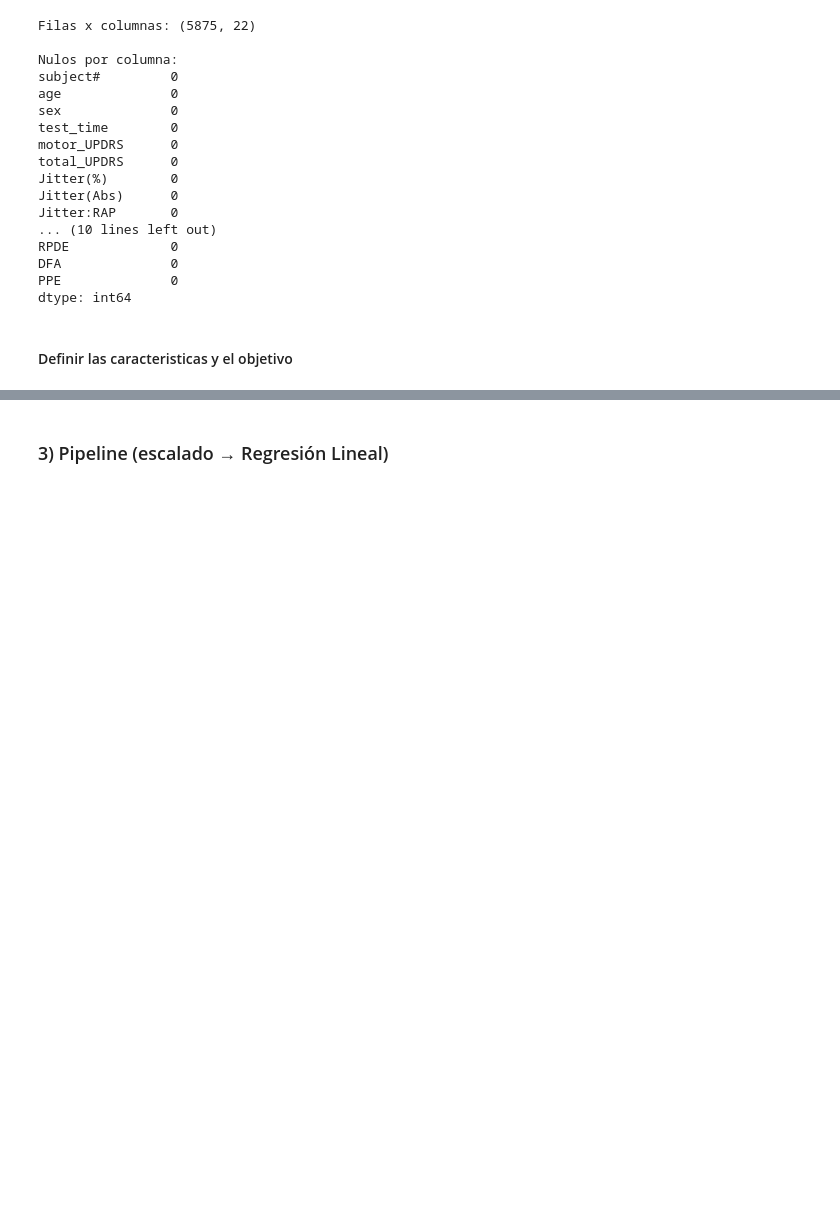
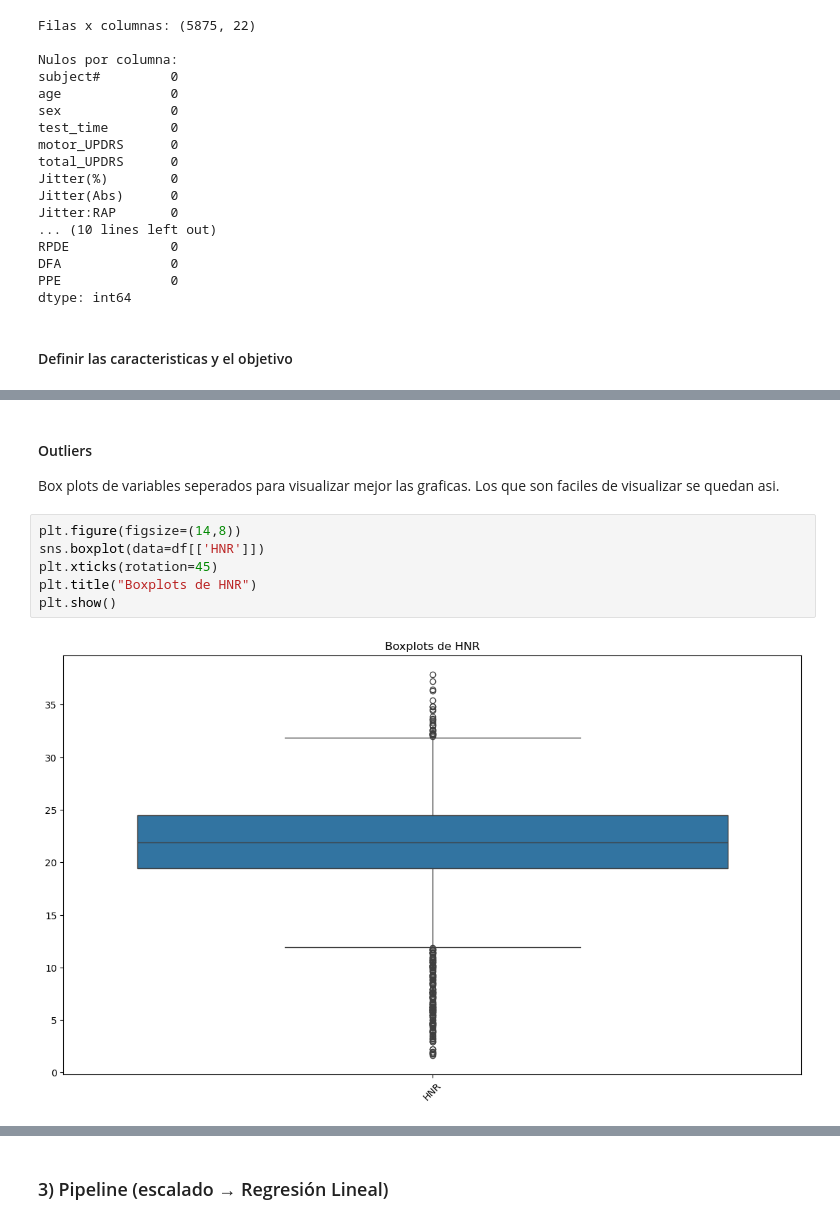
Before and after one commit to EdwinIniguez/Problema-de-regresion, a Jupyter notebook: problema_de_regresion.ipynb, the cells around one changed output, grey strips where cells are left out. Saved outputs shown, nothing was run; the diff lists cells and outputs as text; blank space fills up the shorter version.

Commit message:
EDA para transformaciones necesarias

```diff
--- a/problema_de_regresion.ipynb
+++ b/problema_de_regresion.ipynb
@@ -98,0 +146,12 @@ y = df['total_UPDRS'].astype(float).copy()
+# %% [markdown]
+#### Outliers
+Box plots de variables seperados para visualizar mejor las graficas.
+Los que son faciles de visualizar se quedan asi.
+# %%
+plt.figure(figsize=(14,8))
+sns.boxplot(data=df[['HNR']])
+plt.xticks(rotation=45)
+plt.title("Boxplots de HNR")
+plt.show()
+# %% [output]
+[figure, added]
```
Also changed, not shown: parts of 9 cells of this notebook.
